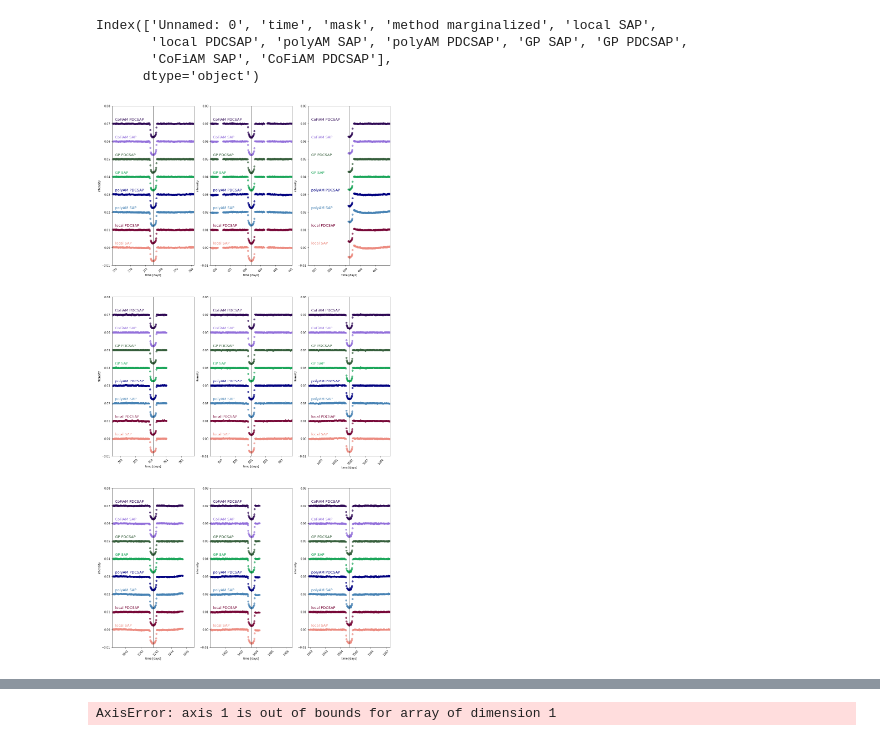
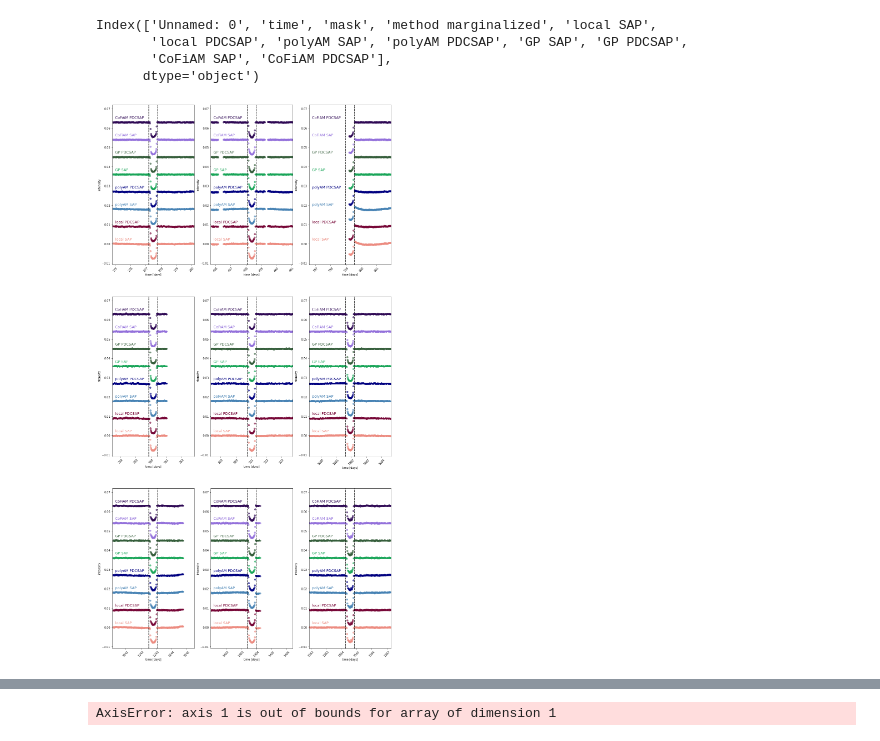
Before and after one commit to nanoza/TTVs, a Jupyter notebook: lc.ipynb, the cells around one changed output, grey strips where cells are left out. Drawn from its saved outputs; the diff is of its cells as text; code cells hidden in the pictures.

```diff
--- a/lc.ipynb
+++ b/lc.ipynb
@@ -667,7 +667,8 @@ def plot_detrended_lc(xs, ys, masks, detrend_labels, t0s_in_data, window, period
             t0 = t0s_in_data[0]
             ax.plot(x, y_detrend, 'o', color = colors[detrend_index],
                     alpha = 0.63)
-            [ax.axvspan(transit[0], transit[len(transit)-1], alpha=0.023, color='k') for transit in transits]
+            [ax.axvline(transit[0], linewidth=1.8, color='k', alpha = 0.18, ls='--') for transit in transit_windows]
+            [ax.axvline(transit[1], linewidth=1.8, color='k', alpha = 0.18, ls='--') for transit in transit_windows]
             ax.set_xlabel("time [days]")
             ax.set_ylabel("intensity")
             ax.set_xlim(t0-(period*window), t0+(period*window))
@@ -2377,30 +2311,41 @@ colors = [red1, red2,
 # %%
 x_detrended = detrended_lc['time']
 mask_detrended = detrended_lc['mask']
 
 sap_local_detrended = detrended_lc['local SAP']
 pdcsap_local_detrended = detrended_lc['local PDCSAP']
 sap_poly_detrended = detrended_lc['polyAM SAP']
 pdcsap_poly_detrended = detrended_lc['polyAM PDCSAP']
 sap_gp_detrended = detrended_lc['GP SAP']
 pdcsap_gp_detrended = detrended_lc['GP PDCSAP']
 sap_cofiam_detrended = detrended_lc['CoFiAM SAP']
 pdcsap_cofiam_detrended = detrended_lc['CoFiAM PDCSAP']
 
 y_detrended = [sap_local_detrended, pdcsap_local_detrended,
                sap_poly_detrended, pdcsap_poly_detrended,
                sap_gp_detrended, pdcsap_gp_detrended,
                sap_cofiam_detrended, pdcsap_cofiam_detrended]
 
+x_detrended = [x_detrended, x_detrended,
+               x_detrended, x_detrended,
+               x_detrended, x_detrended,
+               x_detrended, x_detrended]
+
+mask_detrended = [mask_detrended, mask_detrended,
+               mask_detrended, mask_detrended,
+               mask_detrended, mask_detrended,
+               mask_detrended, mask_detrended]
+
+
 detrend_label = ['local SAP', 'local PDCSAP',
                  'polyAM SAP', 'polyAM PDCSAP',
                  'GP SAP', 'GP PDCSAP',
                  'CoFiAM SAP', 'CoFiAM PDCSAP']
 
 plot_detrended_lc(x_detrended, y_detrended, mask_detrended, detrend_label,
                   t0s, float(6*duration/(24.))/period, period,
-                  colors,
+                  colors, duration, depth = 0.009,
                   figname = './figures/koi3678_Feb2.pdf'
 )
 # %% [output]
-[figure, old version]
+[figure, new version]
```
Also changed, not shown: parts of 7 cells of this notebook, 2 other files.
